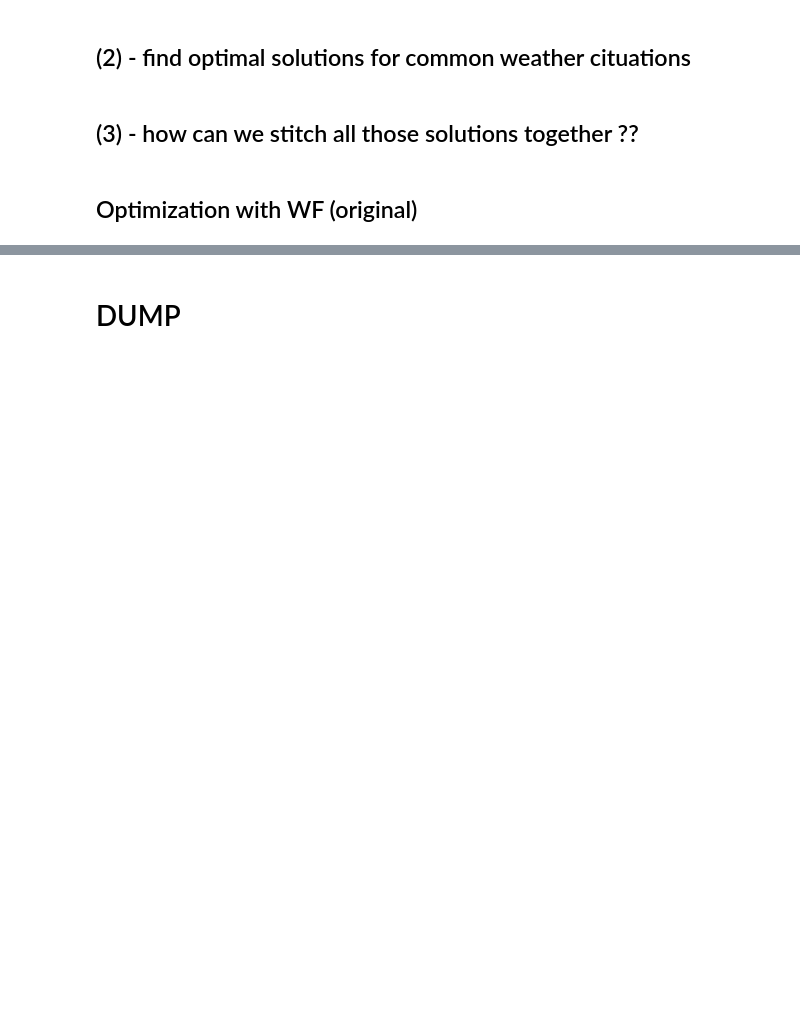
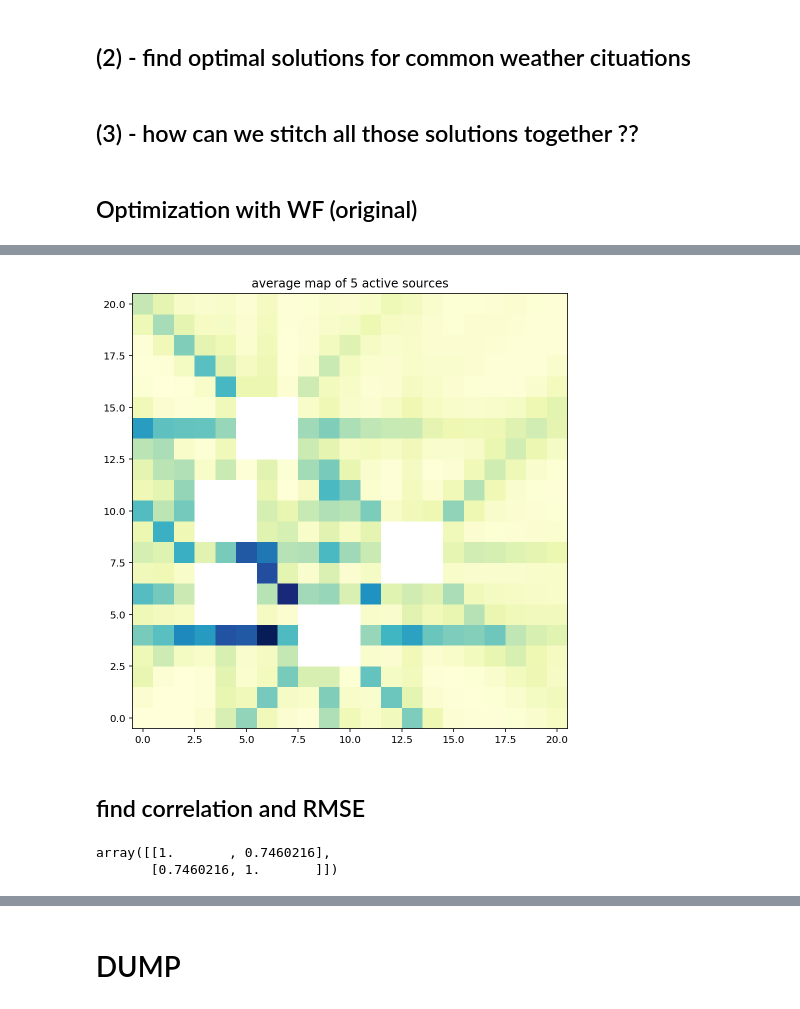
Before and after one commit to iditbela2/Borg_python, a Jupyter notebook: optimization_code/optimization_notebooks/results_analysis.ipynb, the cells around one changed output, grey strips where cells are left out. Drawn from its saved outputs; the diff is of its cells as text; code cells hidden in the pictures; blank space fills up the shorter version.

Commit message:
starting analysis on WF optimization results jhghj

```diff
--- a/optimization_code/optimization_notebooks/results_analysis.ipynb
+++ b/optimization_code/optimization_notebooks/results_analysis.ipynb
@@ -416,0 +423,2 @@ plt.show();
+# %%
+totalField = np.load('/Users/iditbela/Documents/Borg_python/optimization_code/weightedField.npy')
@@ -416,0 +432,11 @@ plt.show();
+# %%
+# Plot pixel importances
+fig, ax = plt.subplots(figsize = (8, 8))
+plt.imshow(totalField[:,31].reshape((21,21),order='F'), cmap=plt.cm.YlGnBu,origin='lower')
+# plt.gca().xaxis.tick_bottom() #if matshow is used
+plt.title("average map of 5 active sources")
+plt.show();
+# %% [output]
+[figure, added]
+# %% [markdown]
+## find correlation and RMSE
@@ -416,0 +447,5 @@ plt.show();
+# %%
+np.corrcoef(importances, concentrations)
+# %% [output]
+array([[1.       , 0.7460216],
+       [0.7460216, 1.       ]])
```
Also changed, not shown: parts of 18 cells of this notebook, 4 other files.
